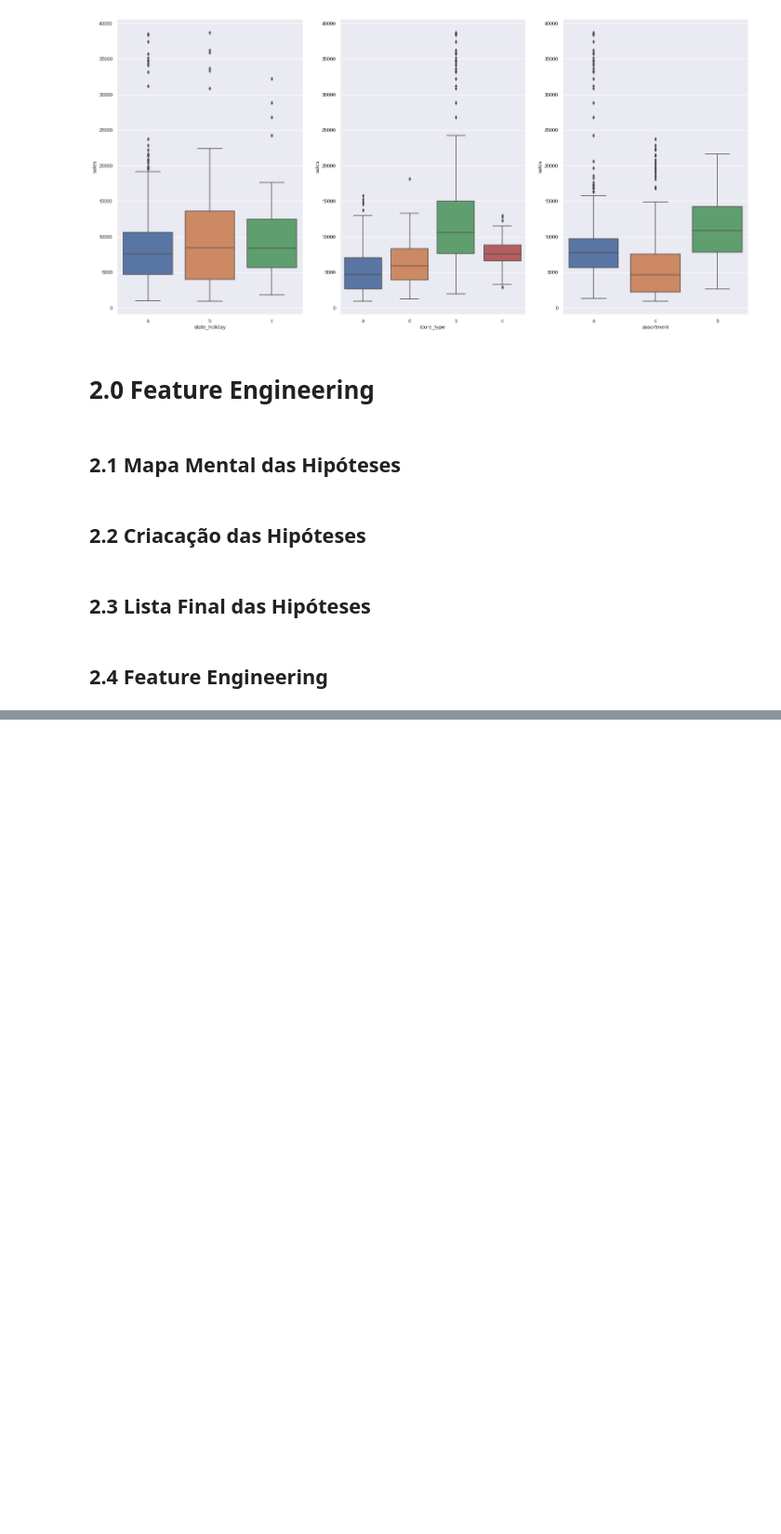
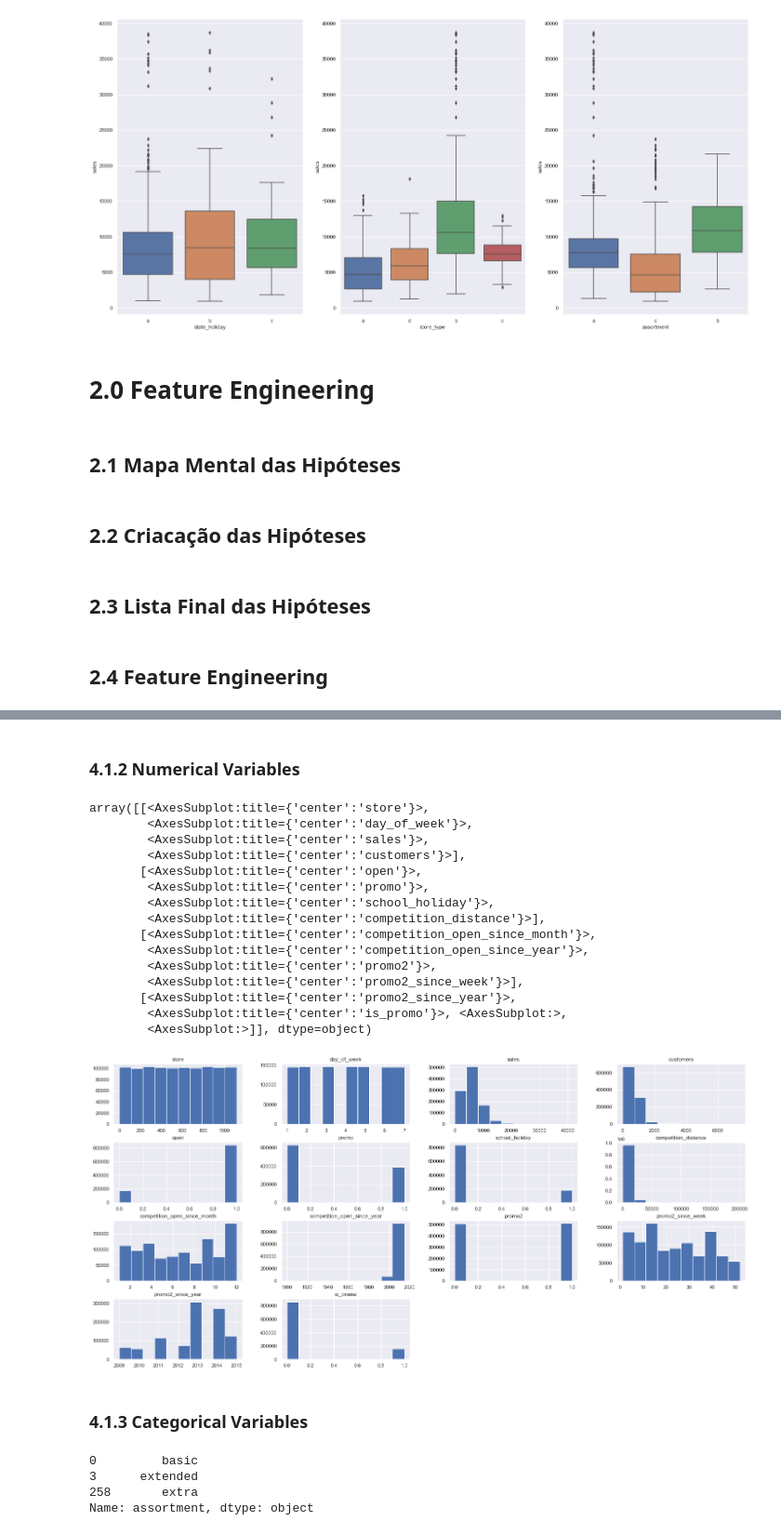
Before and after one commit to Riva-Felix/DS-Projects, a Jupyter notebook: DS_EM_Producao.ipynb, the cells around one changed output, grey strips where cells are left out. Shown at 93% size. Cells and saved outputs as stored; diff of their text form; code cells hidden in the pictures; blank space fills up the shorter version.

```diff
--- a/DS_EM_Producao.ipynb
+++ b/DS_EM_Producao.ipynb
@@ -316,0 +361,30 @@ df2.head().T
+# %% [markdown]
+### 4.1.2 Numerical Variables
+# %%
+num_attributes.hist()
+# %% [output]
+array([[<AxesSubplot:title={'center':'store'}>,
+        <AxesSubplot:title={'center':'day_of_week'}>,
+        <AxesSubplot:title={'center':'sales'}>,
+        <AxesSubplot:title={'center':'customers'}>],
+       [<AxesSubplot:title={'center':'open'}>,
+        <AxesSubplot:title={'center':'promo'}>,
+        <AxesSubplot:title={'center':'school_holiday'}>,
+        <AxesSubplot:title={'center':'competition_distance'}>],
+       [<AxesSubplot:title={'center':'competition_open_since_month'}>,
+        <AxesSubplot:title={'center':'competition_open_since_year'}>,
+        <AxesSubplot:title={'center':'promo2'}>,
+        <AxesSubplot:title={'center':'promo2_since_week'}>],
+       [<AxesSubplot:title={'center':'promo2_since_year'}>,
+        <AxesSubplot:title={'center':'is_promo'}>, <AxesSubplot:>,
+        <AxesSubplot:>]], dtype=object)
+[figure, added]
+# %% [markdown]
+### 4.1.3 Categorical Variables
+# %%
+df4['assortment'].drop_duplicates()
+# %% [output]
+0         basic
+3      extended
+258       extra
+Name: assortment, dtype: object
```
Also changed, not shown: parts of 18 cells of this notebook.
